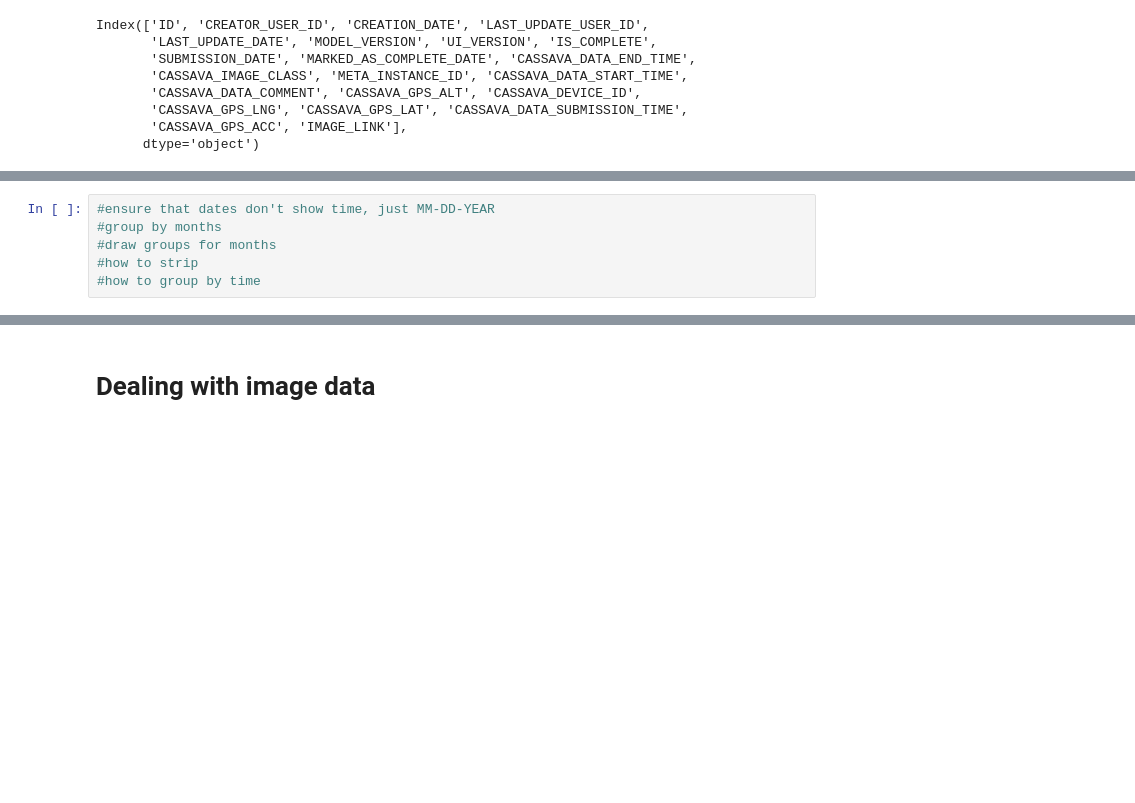
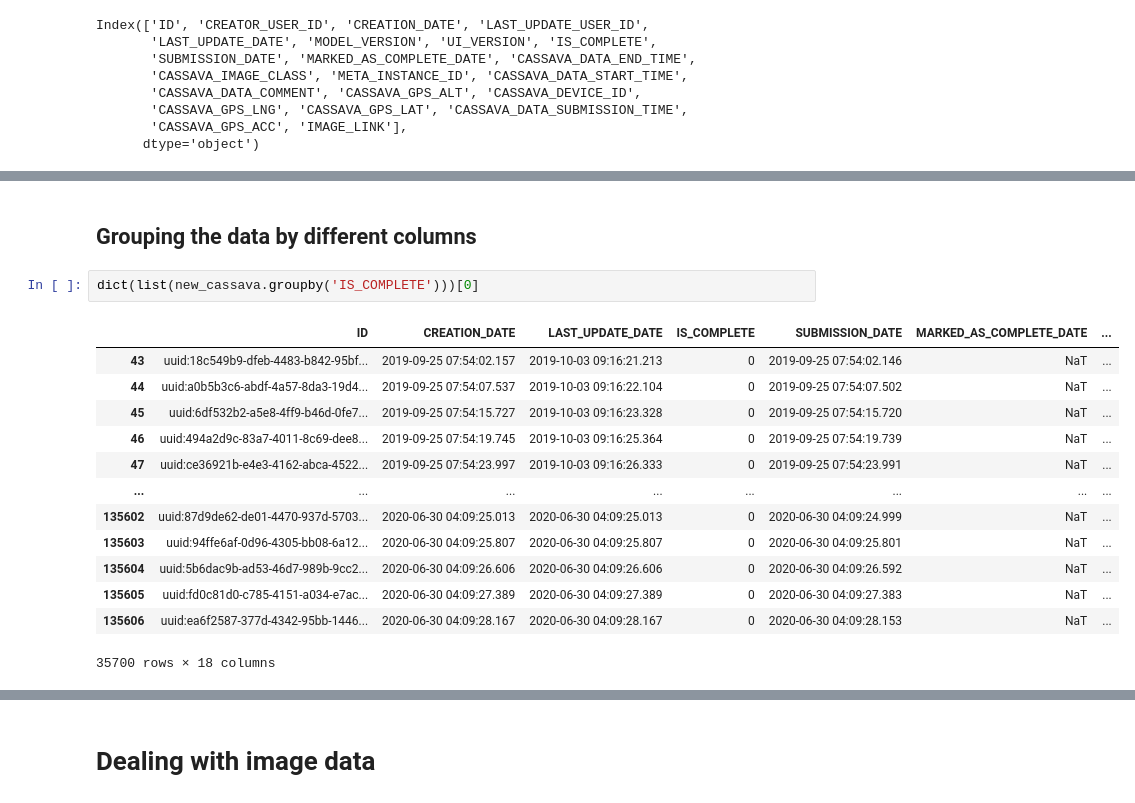
Before and after one commit to dnajjuma/Diana-Cassava-dataset, a Jupyter notebook: CASSAVA2.ipynb, the cells around one changed output, grey strips where cells are left out. Drawn from its saved outputs; the diff is of its cells as text; blank space fills up the shorter version.

```diff
--- a/CASSAVA2.ipynb
+++ b/CASSAVA2.ipynb
@@ -266,6 +286,18 @@ SyntaxError: unexpected EOF while parsing (<ipython-input-83-cf78e6afef45>, line
-# %%
-#ensure that dates don't show time, just MM-DD-YEAR
-#group by months
-#draw groups for months
-#how to strip
-#how to group by time
+# %% [markdown]
+## Grouping the data by different columns
+# %%
+dict(list(new_cassava.groupby('IS_COMPLETE')))[0]
+# %% [output]
+|  | ID | CREATION_DATE | LAST_UPDATE_DATE | IS_COMPLETE | SUBMISSION_DATE | MARKED_AS_COMPLETE_DATE | ... |
+| 43 | uuid:18c549b9-dfeb-4483-b842-95bf... | 2019-09-25 07:54:02.157 | 2019-10-03 09:16:21.213 | 0 | 2019-09-25 07:54:02.146 | NaT | ... |
+| 44 | uuid:a0b5b3c6-abdf-4a57-8da3-19d4... | 2019-09-25 07:54:07.537 | 2019-10-03 09:16:22.104 | 0 | 2019-09-25 07:54:07.502 | NaT | ... |
+| 45 | uuid:6df532b2-a5e8-4ff9-b46d-0fe7... | 2019-09-25 07:54:15.727 | 2019-10-03 09:16:23.328 | 0 | 2019-09-25 07:54:15.720 | NaT | ... |
+| 46 | uuid:494a2d9c-83a7-4011-8c69-dee8... | 2019-09-25 07:54:19.745 | 2019-10-03 09:16:25.364 | 0 | 2019-09-25 07:54:19.739 | NaT | ... |
+| 47 | uuid:ce36921b-e4e3-4162-abca-4522... | 2019-09-25 07:54:23.997 | 2019-10-03 09:16:26.333 | 0 | 2019-09-25 07:54:23.991 | NaT | ... |
+| ... | ... | ... | ... | ... | ... | ... | ... |
+| 135602 | uuid:87d9de62-de01-4470-937d-5703... | 2020-06-30 04:09:25.013 | 2020-06-30 04:09:25.013 | 0 | 2020-06-30 04:09:24.999 | NaT | ... |
+| 135603 | uuid:94ffe6af-0d96-4305-bb08-6a12... | 2020-06-30 04:09:25.807 | 2020-06-30 04:09:25.807 | 0 | 2020-06-30 04:09:25.801 | NaT | ... |
+| 135604 | uuid:5b6dac9b-ad53-46d7-989b-9cc2... | 2020-06-30 04:09:26.606 | 2020-06-30 04:09:26.606 | 0 | 2020-06-30 04:09:26.592 | NaT | ... |
+| 135605 | uuid:fd0c81d0-c785-4151-a034-e7ac... | 2020-06-30 04:09:27.389 | 2020-06-30 04:09:27.389 | 0 | 2020-06-30 04:09:27.383 | NaT | ... |
+| 135606 | uuid:ea6f2587-377d-4342-95bb-1446... | 2020-06-30 04:09:28.167 | 2020-06-30 04:09:28.167 | 0 | 2020-06-30 04:09:28.153 | NaT | ... |
+35700 rows × 18 columns
```
Also changed, not shown: parts of 64 cells of this notebook.
